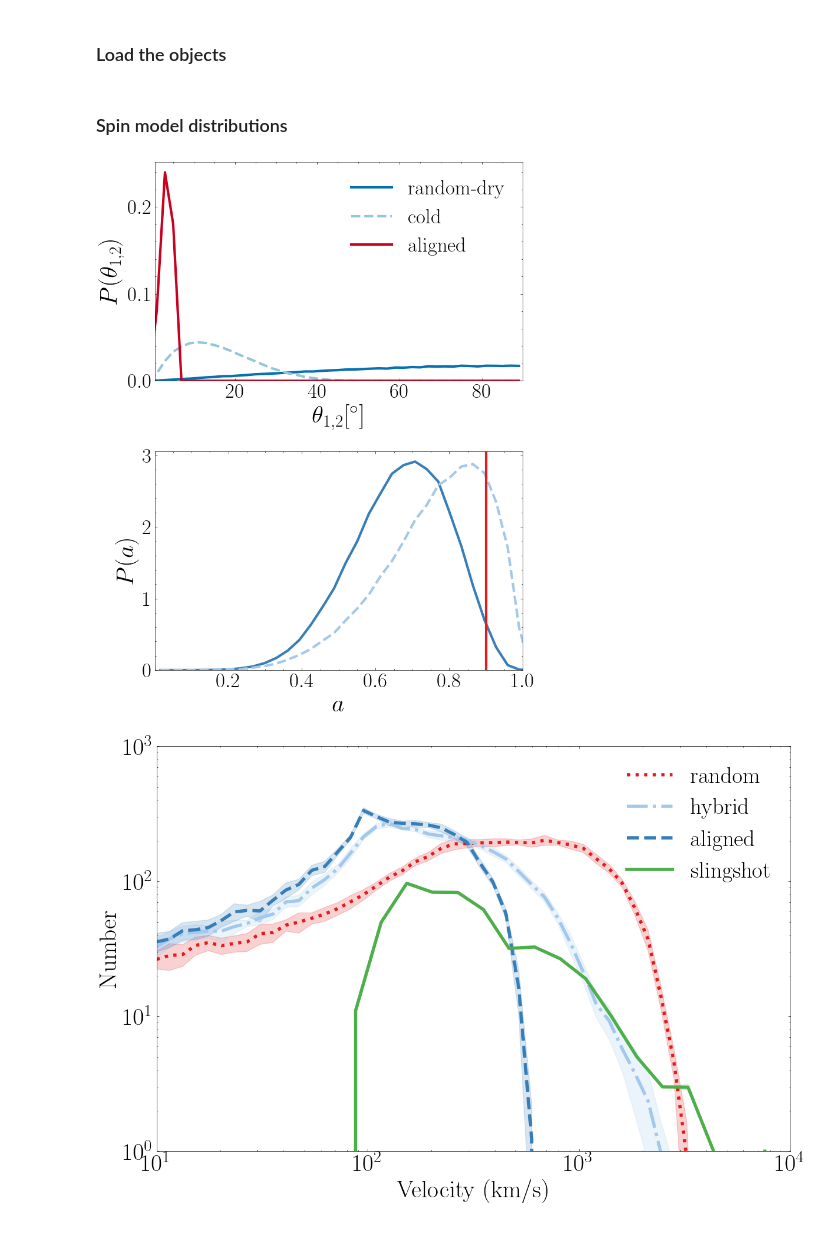
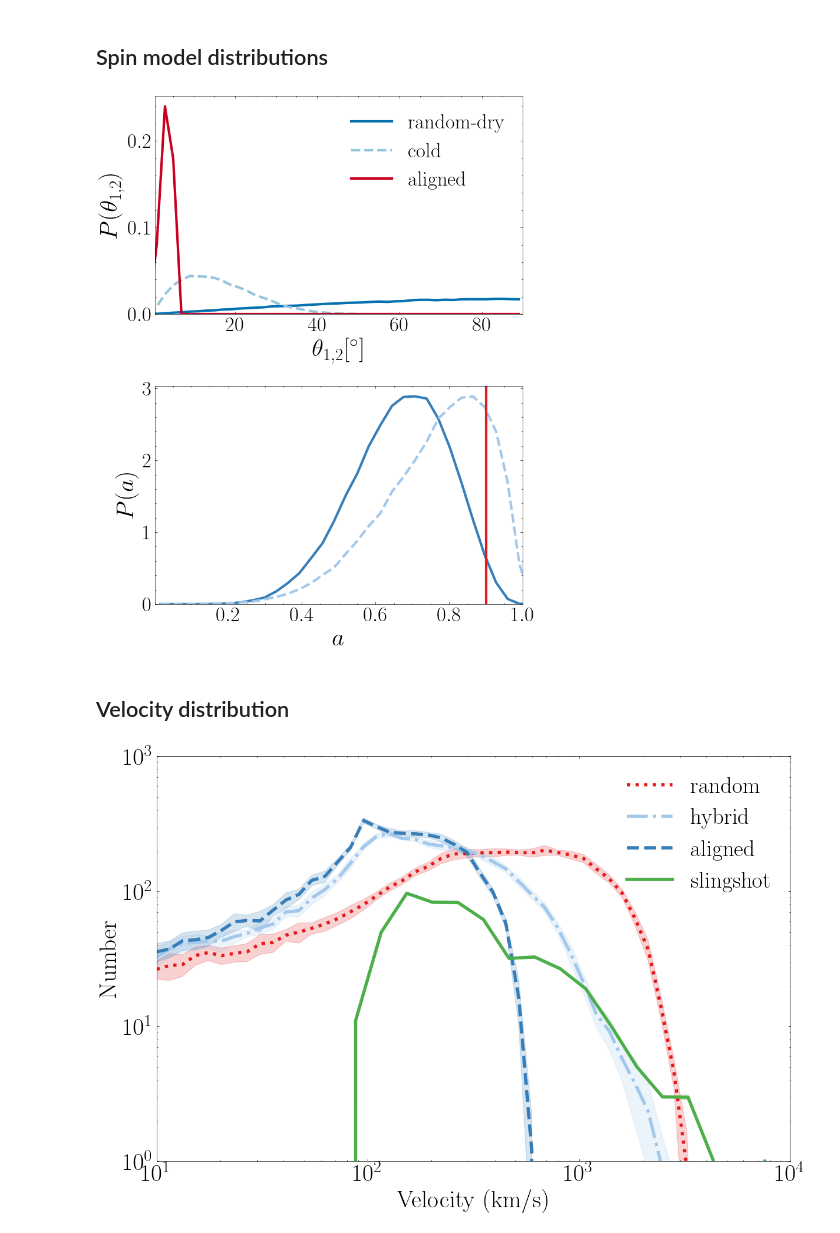
Before and after one commit to pranav-satheesh/Triple-MBH-Illustris, a Jupyter notebook: notebooks/kick_rates_and_ejections.ipynb, the cells around one changed output. Drawn from its saved outputs; the diff is of its cells as text; code cells hidden in the pictures.

```diff
--- a/notebooks/kick_rates_and_ejections.ipynb
+++ b/notebooks/kick_rates_and_ejections.ipynb
@@ -48,2 +47,0 @@ def set_plot_style(linewidth=3, titlesize=20,labelsize=25,ticksize=20,legendsize
-# %% [markdown]
-### Load the objects
@@ -70,9 +48,9 @@ with open(stalled_tr_filename, 'rb') as f:
 # %% [markdown]
-### Spin model distributions
+## Spin model distributions
 # %%
-set_plot_style(linewidth=3,labelsize=30,legendsize=25,ticksize=25)
+kickplots.set_plot_style(linewidth=3,labelsize=30,legendsize=25,ticksize=25)
 
 fig,axes = kickplots.plot_spin_dist()
 fig.savefig("../Figures/spin-models-magnitude-and-angle.pdf")
 # %% [output]
-[figure, old version]
+[figure, new version]
@@ -94 +57,3 @@ aligned_kick_counts = kickcount.Nvkicks(iso_bin,weak_tr,strong_tr,Nruns,velocity
+# %% [markdown]
+## Velocity distribution
 # %%
```
Also changed, not shown: parts of 11 cells of this notebook, 3 other files.
